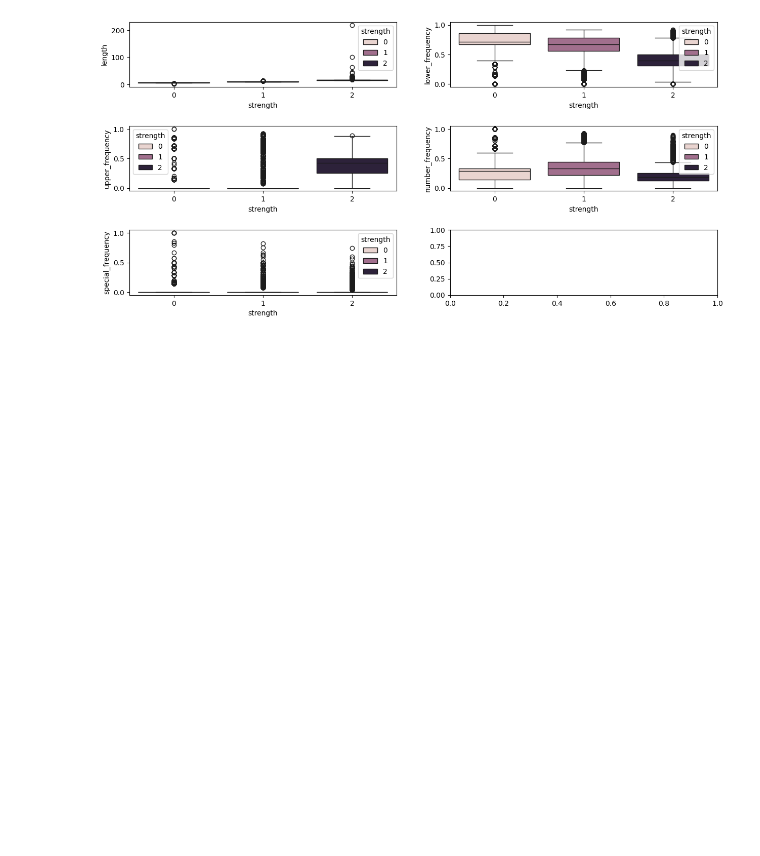
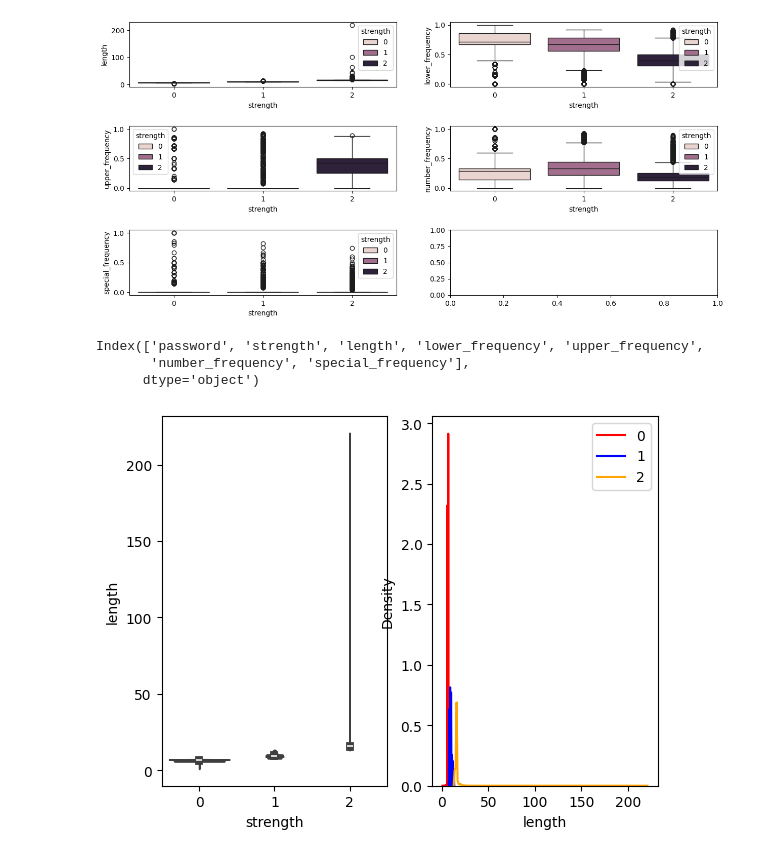
Before and after one commit to VirajThakur03/Predict-Password-strength-using-NLP, a Jupyter notebook: NLP_password_strength.ipynb, the cells around one changed output. Drawn from its saved outputs; the diff is of its cells as text; code cells hidden in the pictures; blank space fills up the shorter version.

```diff
--- a/NLP_password_strength.ipynb
+++ b/NLP_password_strength.ipynb
@@ -332,3 +332,19 @@ sns.boxplot(x="strength",y="special_frequency",hue="strength",ax=ax5,data=data)
 plt.subplots_adjust(hspace=0.6)
 # %% [output]
 [figure]
+# %%
+data.columns
+# %% [output]
+Index(['password', 'strength', 'length', 'lower_frequency', 'upper_frequency',
+       'number_frequency', 'special_frequency'],
+      dtype='object')
+# %%
+def get_dist(data,feature):
+  plt.subplot(1,2,1)
+  sns.violinplot(x="strength",y=feature,data=data)
+  plt.subplot(1,2,2)
+  sns.distplot(data[data["strength"]==0][feature],color="red",label=0,hist=False)
+  sns.distplot(data[data["strength"]==1][feature],color="blue",label=1,hist=False)
+  sns.distplot(data[data["strength"]==2][feature],color="orange",label=2,hist=False)
+  plt.legend()
+  plt.show()
@@ -334,0 +355,4 @@ plt.subplots_adjust(hspace=0.6)
+# %%
+get_dist(data,"length")
+# %% [output]
+[figure, added]
```
Also changed, not shown: parts of 17 cells of this notebook.
